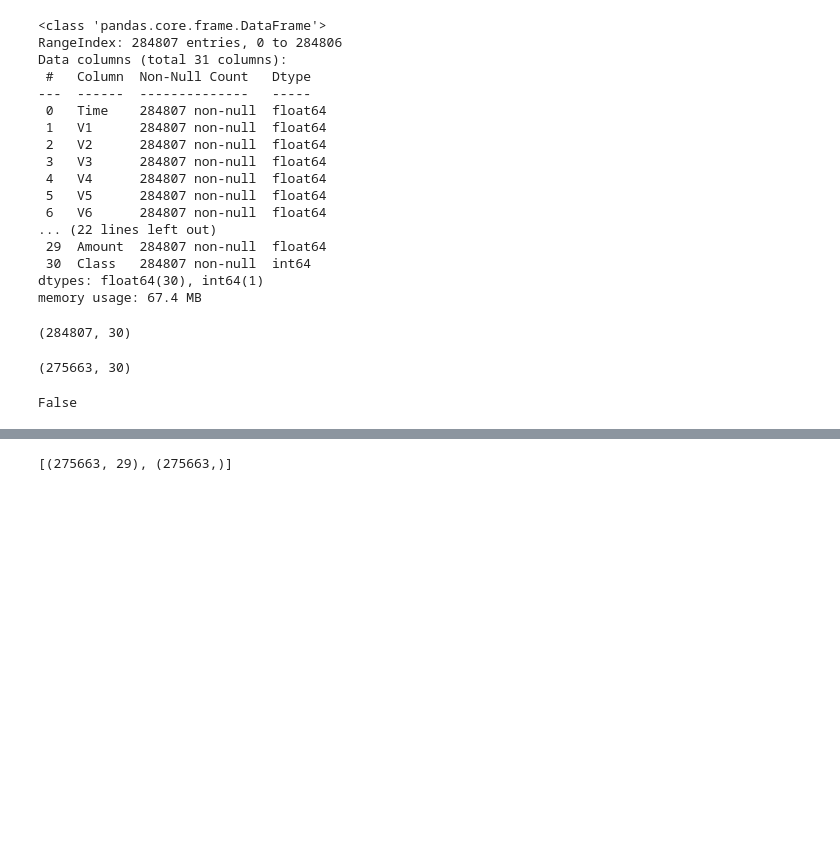
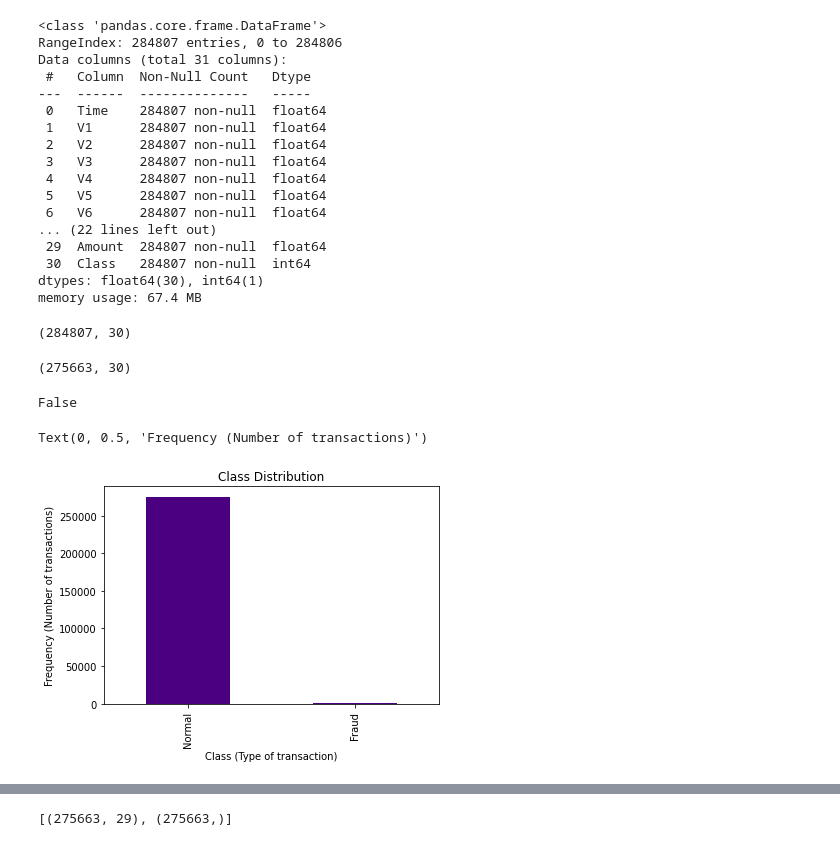
Before and after one commit to PHNPR/Credit-Card-Fraud-Detection, a Jupyter notebook: 1.Data Cleaning.ipynb, the cells around one changed output, grey strips where cells are left out. Drawn from its saved outputs; the diff is of its cells as text; code cells hidden in the pictures; blank space fills up the shorter version.

```diff
--- a/1.Data Cleaning.ipynb
+++ b/1.Data Cleaning.ipynb
@@ -60,3 +66,14 @@ data.shape
 data.isnull().values.any()
 # %% [output]
 False
+# %%
+# plotting a bar graph showing normal transactions and fraud transactions.
+count_classes = pd.value_counts(data['Class'], sort = True)
+count_classes.plot.bar(color= "indigo")
+plt.xticks(range(2),['Normal','Fraud'])
+plt.title('Class Distribution')
+plt.xlabel('Class (Type of transaction)')
+plt.ylabel('Frequency (Number of transactions)')
+# %% [output]
+Text(0, 0.5, 'Frequency (Number of transactions)')
+[figure, added]
```
Also changed, not shown: parts of 18 cells of this notebook.
